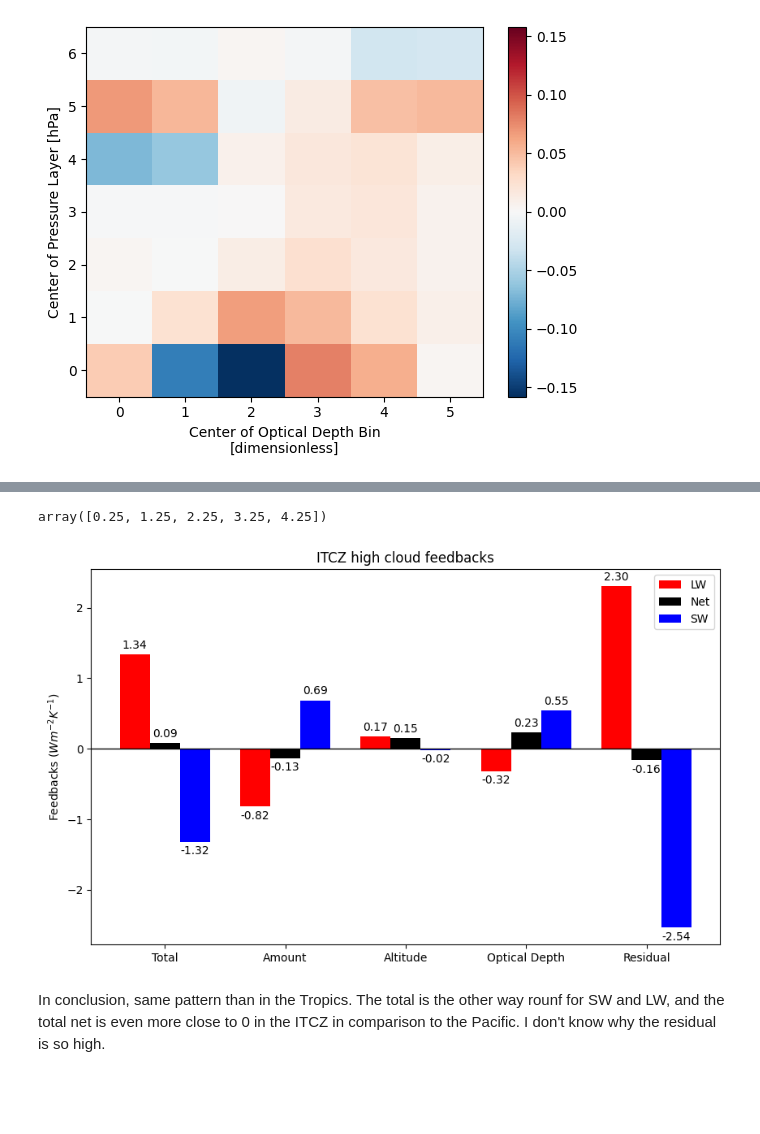
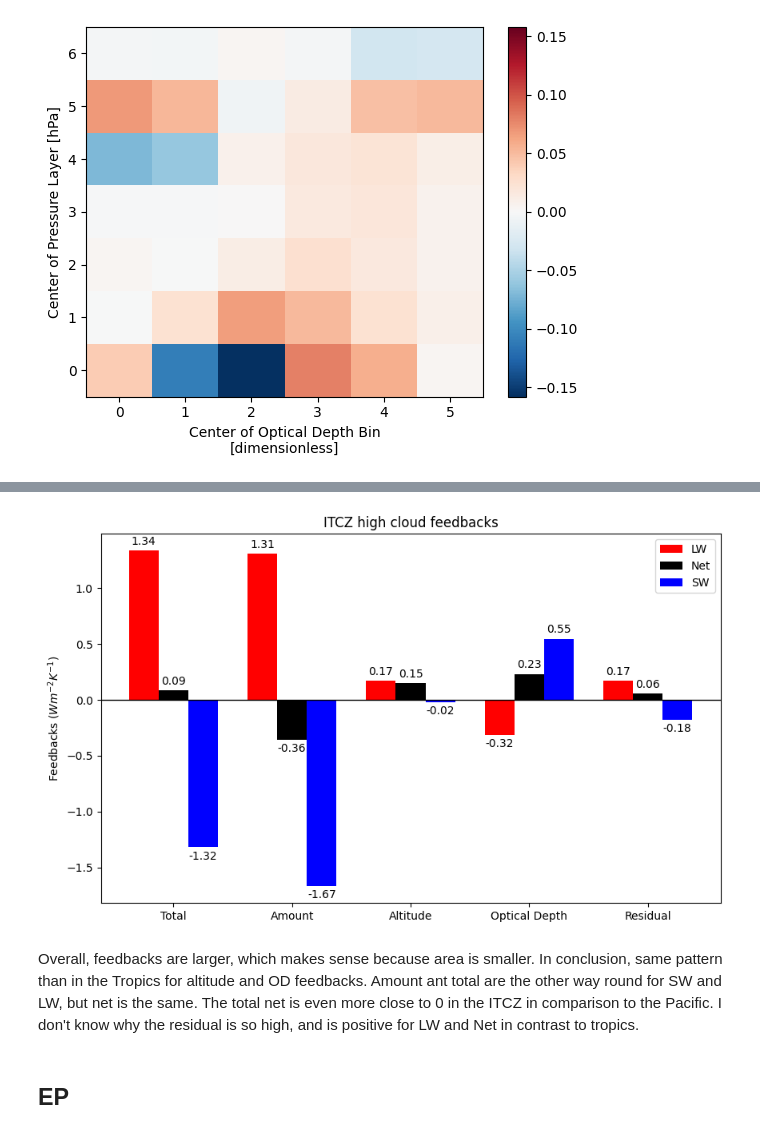
Before and after one commit to paula-rj/HighClouds, a Jupyter notebook: feedbacks.ipynb, the cells around one changed output, grey strips where cells are left out. Saved outputs shown, nothing was run; the diff lists cells and outputs as text; code cells hidden in the pictures; blank space fills up the shorter version.

Commit message:
EP and WP feedbacks decomposition

```diff
--- a/feedbacks.ipynb
+++ b/feedbacks.ipynb
@@ -682,44 +702,42 @@ print(a_ITCZ,b_ITCZ,c_ITCZ,res_ITCZ)
-# %%
-x + width
-# %% [output]
-array([0.25, 1.25, 2.25, 3.25, 4.25])
 # %%
 decompos = ("Total", "Amount", "Altitude", "Optical Depth", "Residual")
 feeds_itcz = {
-    'LW': (1.337571067966178, -0.8206217717981731, 0.16941544976425177, -0.3150654611394081, 2.3038428511395073),
-    'Net': (0.08656580758728014, -0.1327792184090123, 0.1498373499917237, 0.23303635390372227, -0.16352867789915354),
-    'SW': (-1.319930870039883, 0.6878425977496146, -0.01957809206977185, 0.5481017888383682, -2.536297164558094),
+    'LW': (1.337571067966178, 1.313596581720907, 0.16941544976425177, -0.3150654611394081, 0.16962449762042742),
+    'Net': (0.08656580758728014, -0.35632827511278137, 0.1498373499917237, 0.23303635390372227, 0.0600203788046155),
+    'SW': (-1.319930870039883, -1.6699248508960622 ,-0.01957809206977185, 0.5481017888383682, -0.17852971591241723),
 }
 
 colors = {
     'LW': 'red',
     'Net': 'black',
     'SW': 'blue'
 }
 
 x = np.arange(len(decompos))  # the label locations
 width = 0.25  # the width of the bars
 multiplier = 0
 
 fig, ax = plt.subplots(figsize=(10,6))
 
 for attribute, measurement in feeds_itcz.items():
     offset = width * multiplier
-    rects = ax.bar(x + offset, measurement, width, label=attribute,  color=colors[attribute])
+    rects = ax.bar(x + offset, measurement, width, label=attribute,  color=colors[attribute]) #yerr=error_values, capsize=5
     ax.bar_label(rects, labels=[f"{value:.2f}" for value in measurement], padding=3)
     multiplier += 1
 
 # Add some text for labels, title and custom x-axis tick labels, etc.
 ax.set_ylabel(r'Feedbacks ($Wm^{-2}K^{-1}$)')
 ax.set_title('ITCZ high cloud feedbacks')
 ax.legend(loc='upper right')
 ax.set_xticks(x + width)
 ax.set_xticklabels(["Total", "Amount", "Altitude", "Optical Depth", "Residual"])
 ax.axhline(0, color="black", linewidth=1)
 
 plt.show()
 # %% [output]
-[figure, old version]
+[figure, new version]
 # %% [markdown]
-In conclusion, same pattern than in the Tropics. The total is the other way rounf for SW and LW, and the total net is even more close to 0 in the ITCZ in comparison to the Pacific.
-I don't know why the residual is so high.
+Overall, feedbacks are larger, which makes sense because area is smaller. In conclusion, same pattern than in the Tropics for altitude and OD feedbacks. Amount ant total are the other way round for SW and LW, but net is the same. The total net is even more close to 0 in the ITCZ in comparison to the Pacific.
+I don't know why the residual is so high, and is positive for LW and Net in contrast to tropics.
+# %% [markdown]
+## EP
```
Also changed, not shown: parts of 28 cells of this notebook.
